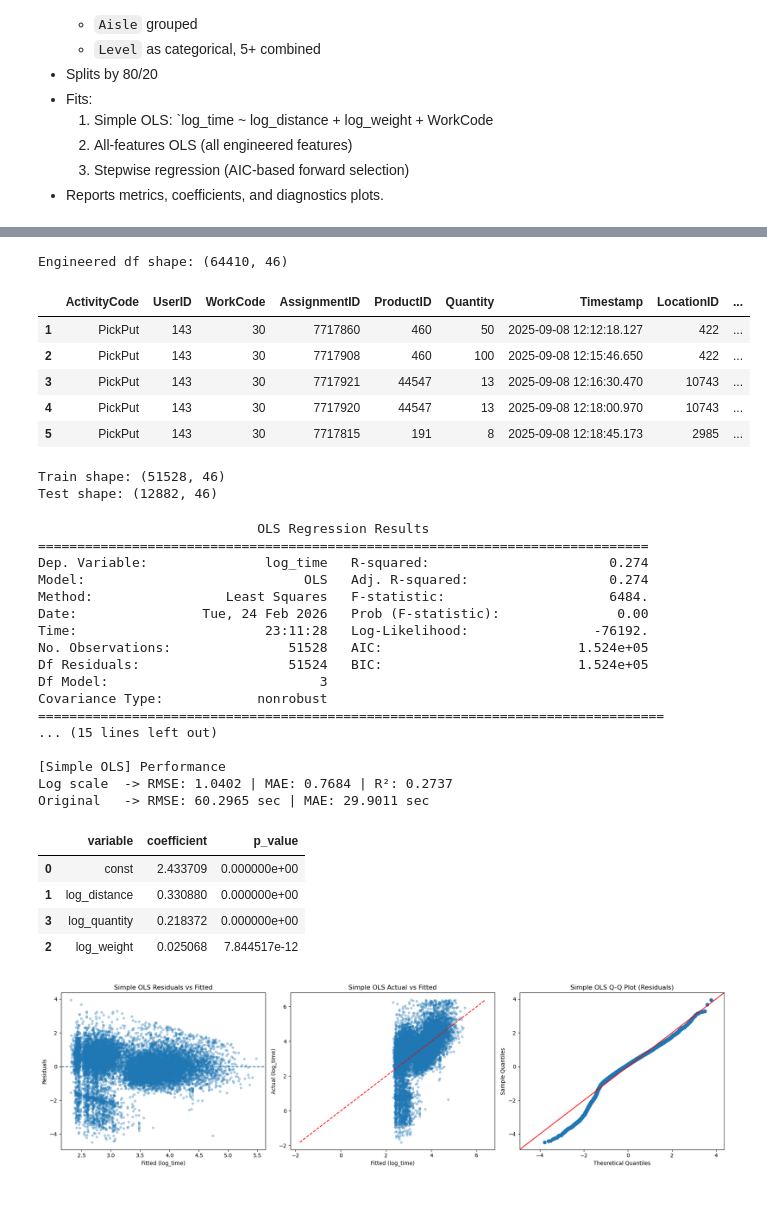
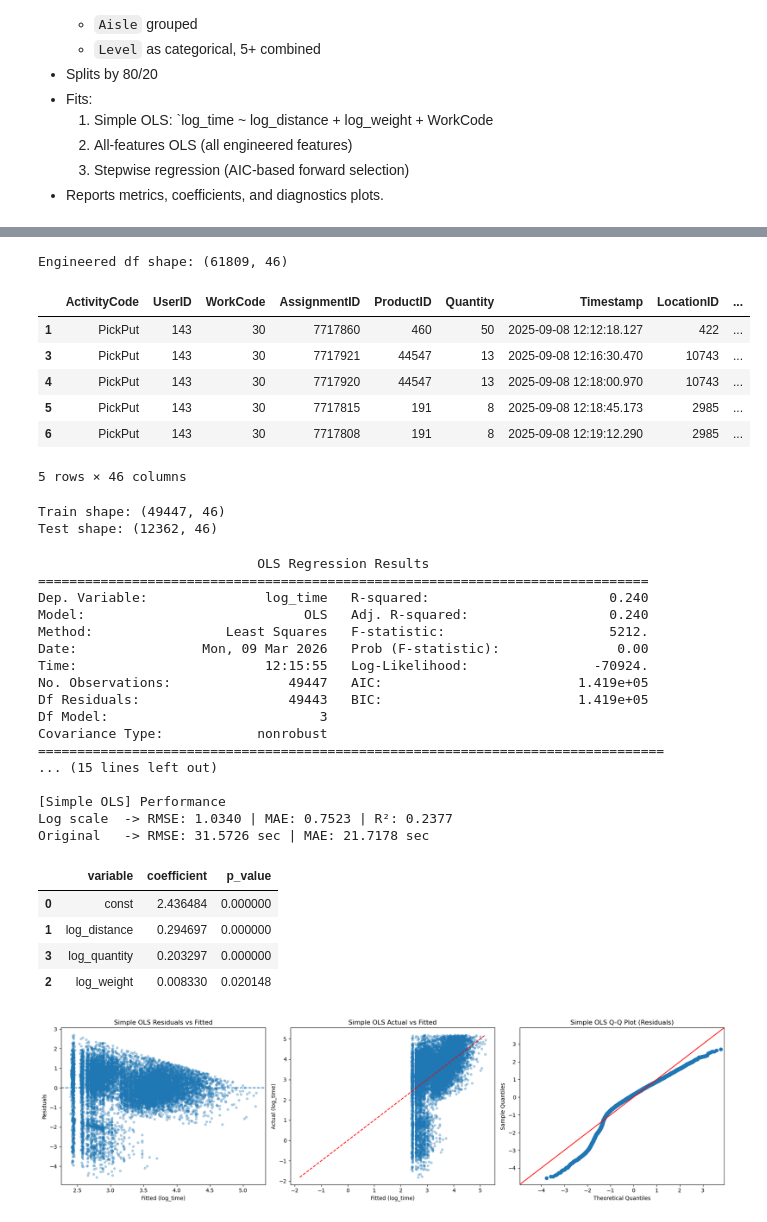
Before and after one commit to JiashenWangg/Lucas_Systems_Capstone_Project, a Jupyter notebook: Model_Jiashen/oe_regression.ipynb, the cells around one changed output, grey strips where cells are left out. Cells and saved outputs as stored; diff of their text form; code cells hidden in the pictures.

```diff
--- a/Model_Jiashen/oe_regression.ipynb
+++ b/Model_Jiashen/oe_regression.ipynb
@@ -71,7 +72,7 @@ for col in ["Time_Delta_sec", "Weight", "Cube", "Quantity"]:
 # Filter for log viability
 df = df[
     (df["Time_Delta_sec"] > 0) &
-    (df["Time_Delta_sec"] < 600) &
+    (df["Time_Delta_sec"] < 180) &
     (df["Travel_Distance"] >= 0) &
     (df["Weight"] > 0) &
     (df["Cube"] > 0) &
@@ -100,14 +101,25 @@ df["WorkCode"] = df["WorkCode"].astype(str)
 
 # Aisle to int first
 df["Aisle"] = pd.to_numeric(df["Aisle"], errors="coerce").fillna(-1).astype(int)
-# Aisle as new column, group 10-19 as "10-19", 20-29 as "20-29", 30-39 as "30-39", rest as "other"
+# Aisle as new column, group 10-19, 20-29, 30-38, 39-42, rest as "other"
+'''
 def aisle_group(a):
     if 10 <= a < 20:
         return "10-19"
     elif 20 <= a < 30:
         return "20-29"
-    elif 30 <= a < 40:
-        return "30-39"
+    elif 30 <= a < 39:
+        return "30-38"
+    elif 39 <= a < 43:
+        return "39-42"
+    else:
+        return "other"
+df["Aisle_group"] = df["Aisle"].apply(aisle_group)
+'''
+# Actually for WC = 30, only 39, 40, 41, 42 are valid, so just these 4 or other
+def aisle_group(a):
+    if a in [39, 40, 41, 42]:
+        return str(a)
     else:
         return "other"
 df["Aisle_group"] = df["Aisle"].apply(aisle_group)
@@ -139,38 +151,39 @@ df["time_of_day"] = df["hour"].apply(tod_bucket)
 def uom_group(u):
     if u in ['EA', 'BX', 'PK', 'CA', 'CS']:
         return u
     else:
         return "other"
 df["UOM_group"] = df["UnitOfMeasure"].apply(uom_group)
 
 # Day of week as levels
 df["day_of_week"] = df["Timestamp"].dt.day_name()
 
 # Add a feature same_aisle: 1 if Aisle and Prev_Aisle are the same, else 0
 df["Prev_Aisle"] = pd.to_numeric(df["Prev_Aisle"], errors="coerce").fillna(-1).astype(int)
 df["same_aisle"] = (df["Aisle"] == df["Prev_Aisle"]).astype(int)
 
 # Add a feature if LocKey and Prev_LocKey are the same
 df["same_lockey"] = (df["LocKey"] == df["PrevLocKey"]).astype(int)
 
 # Add a feature if same lockey but differ in level
 df["diff_level"] = ((df["LocKey"] == df["PrevLocKey"]) & (df["Level"] != df["Prev_Level"])).astype(int)
 
 # Add a feature if ProductID in top 100 most common productid
 product_counts = df["ProductID"].value_counts()
 top_100_products = product_counts.head(100).index
 df["top_100_product"] = df["ProductID"].isin(top_100_products).astype(int)
 
 print("Engineered df shape:", df.shape)
 df.head()
 # %% [output]
-Engineered df shape: (64410, 46)
+Engineered df shape: (61809, 46)
 |  | ActivityCode | UserID | WorkCode | AssignmentID | ProductID | Quantity | Timestamp | LocationID | ... |
 | 1 | PickPut | 143 | 30 | 7717860 | 460 | 50 | 2025-09-08 12:12:18.127 | 422 | ... |
-| 2 | PickPut | 143 | 30 | 7717908 | 460 | 100 | 2025-09-08 12:15:46.650 | 422 | ... |
 | 3 | PickPut | 143 | 30 | 7717921 | 44547 | 13 | 2025-09-08 12:16:30.470 | 10743 | ... |
 | 4 | PickPut | 143 | 30 | 7717920 | 44547 | 13 | 2025-09-08 12:18:00.970 | 10743 | ... |
 | 5 | PickPut | 143 | 30 | 7717815 | 191 | 8 | 2025-09-08 12:18:45.173 | 2985 | ... |
+| 6 | PickPut | 143 | 30 | 7717808 | 191 | 8 | 2025-09-08 12:19:12.290 | 2985 | ... |
+5 rows × 46 columns
 # %%
 from sklearn.model_selection import train_test_split
 
@@ -180,8 +193,8 @@ train_df, test_df = train_test_split(df, test_size=0.2, random_state=42)
 print("Train shape:", train_df.shape)
 print("Test shape:", test_df.shape)
 # %% [output]
-Train shape: (51528, 46)
-Test shape: (12882, 46)
+Train shape: (49447, 46)
+Test shape: (12362, 46)
 # %%
 # Helpers: design matrices, fit OLS(QR), evaluate, coefficient table, diagnostics
 
@@ -276,27 +289,27 @@ diag_plots(y_test_s, pred_log_s, title_prefix="Simple OLS")
 # %% [output]
                             OLS Regression Results
 ==============================================================================
-Dep. Variable:               log_time   R-squared:                       0.274
-Model:                            OLS   Adj. R-squared:                  0.274
-Method:                 Least Squares   F-statistic:                     6484.
-Date:                Tue, 24 Feb 2026   Prob (F-statistic):               0.00
-Time:                        23:11:28   Log-Likelihood:                -76192.
-No. Observations:               51528   AIC:                         1.524e+05
-Df Residuals:                   51524   BIC:                         1.524e+05
+Dep. Variable:               log_time   R-squared:                       0.240
+Model:                            OLS   Adj. R-squared:                  0.240
+Method:                 Least Squares   F-statistic:                     5212.
+Date:                Mon, 09 Mar 2026   Prob (F-statistic):               0.00
+Time:                        12:15:55   Log-Likelihood:                -70924.
+No. Observations:               49447   AIC:                         1.419e+05
+Df Residuals:                   49443   BIC:                         1.419e+05
 Df Model:                           3
 Covariance Type:            nonrobust
 ================================================================================
 ... (15 lines left out)
 
 [Simple OLS] Performance
-Log scale  -> RMSE: 1.0402 | MAE: 0.7684 | R²: 0.2737
-Original   -> RMSE: 60.2965 sec | MAE: 29.9011 sec
+Log scale  -> RMSE: 1.0340 | MAE: 0.7523 | R²: 0.2377
+Original   -> RMSE: 31.5726 sec | MAE: 21.7178 sec
 |  | variable | coefficient | p_value |
-| 0 | const | 2.433709 | 0.000000e+00 |
-| 1 | log_distance | 0.330880 | 0.000000e+00 |
-| 3 | log_quantity | 0.218372 | 0.000000e+00 |
-| 2 | log_weight | 0.025068 | 7.844517e-12 |
+| 0 | const | 2.436484 | 0.000000 |
+| 1 | log_distance | 0.294697 | 0.000000 |
+| 3 | log_quantity | 0.203297 | 0.000000 |
+| 2 | log_weight | 0.008330 | 0.020148 |
-[figure, old version]
+[figure, new version]
 # %%
 # ---------- Model 2: All-features OLS ----------
 all_features = ["log_distance", "log_distance_sq", "log_weight", "log_cube", "log_quantity",
```
Also changed, not shown: parts of 10 cells of this notebook, 6 other files.
